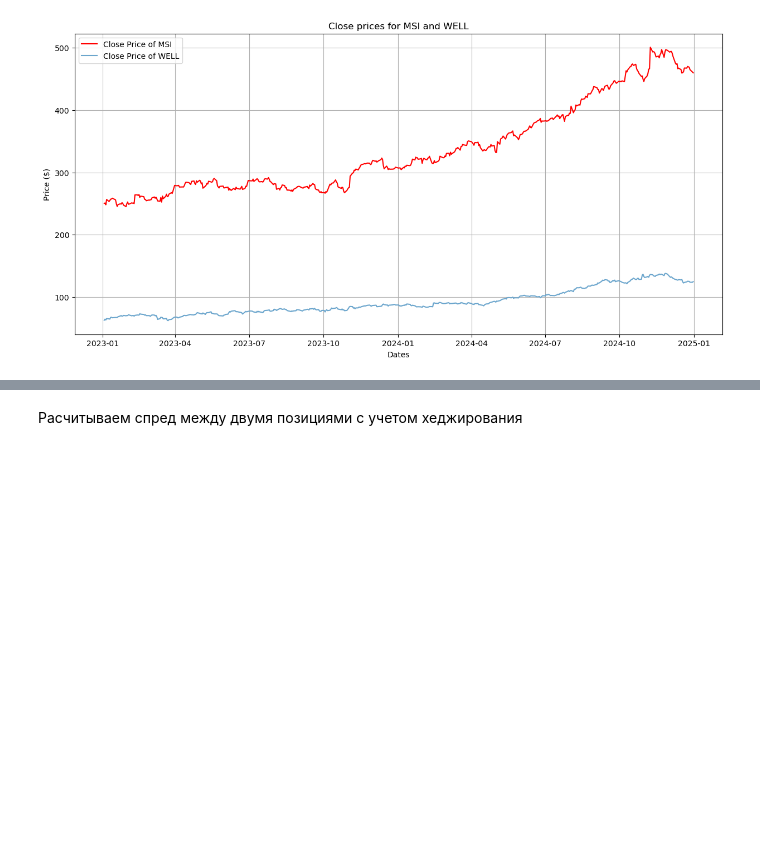
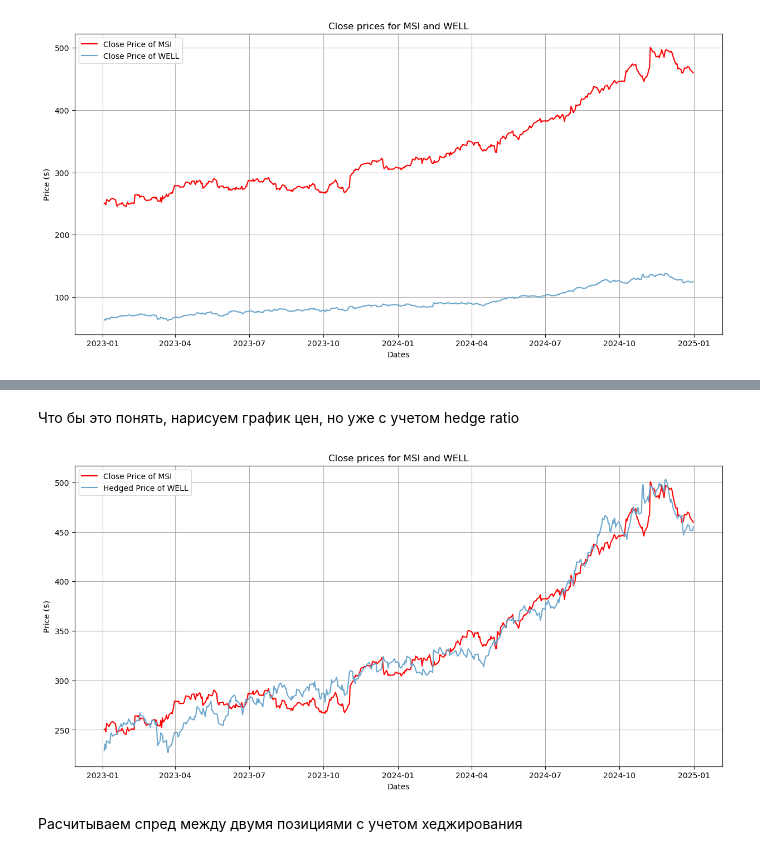
Before and after one commit to Driim/pair_trading, a Jupyter notebook: src/pair_trading_backtest.ipynb, the cells around one changed output, grey strips where cells are left out. Drawn from its saved outputs; the diff is of its cells as text; code cells hidden in the pictures; blank space fills up the shorter version.

```diff
--- a/src/pair_trading_backtest.ipynb
+++ b/src/pair_trading_backtest.ipynb
@@ -102,3 +115,22 @@ np.float64(3.6456087790516287)
+# %% [markdown]
+Что бы это понять, нарисуем график цен, но уже с учетом hedge ratio
+# %%
+hedged_prices = training_set[ticker2] * hedge_ratio.iloc[0]
+plt.figure(figsize=(15, 7))
+plt.plot(training_set[ticker1], lw=1.5, label=f"Close Price of {ticker1}",color='red')
+plt.plot(hedged_prices, lw=1.5, label=f"Hedged Price of {ticker2}",color='#6CA6CD')
+plt.grid(True)
+plt.legend(loc=0)
+
+# This helps us tighten the figure margins
+plt.axis('tight')
+plt.xlabel('Dates')
+plt.ylabel('Price ($)')
+plt.title(f"Close prices for {ticker1} and {ticker2}")
+plt.grid(True);
+plt.show()
+# %% [output]
+[figure, added]
 # %% [markdown]
 Расчитываем спред между двумя позициями c учетом хеджирования
 # %%
```
Also changed, not shown: parts of 12 cells of this notebook, 5 other files.
